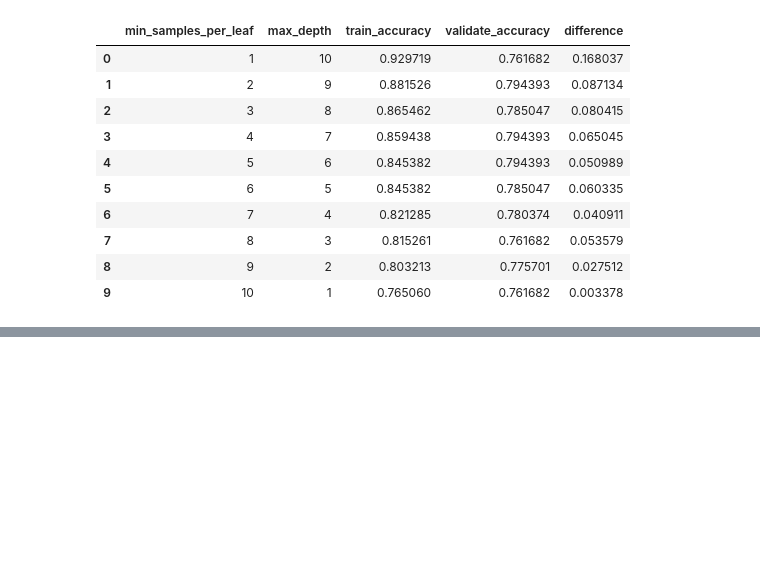
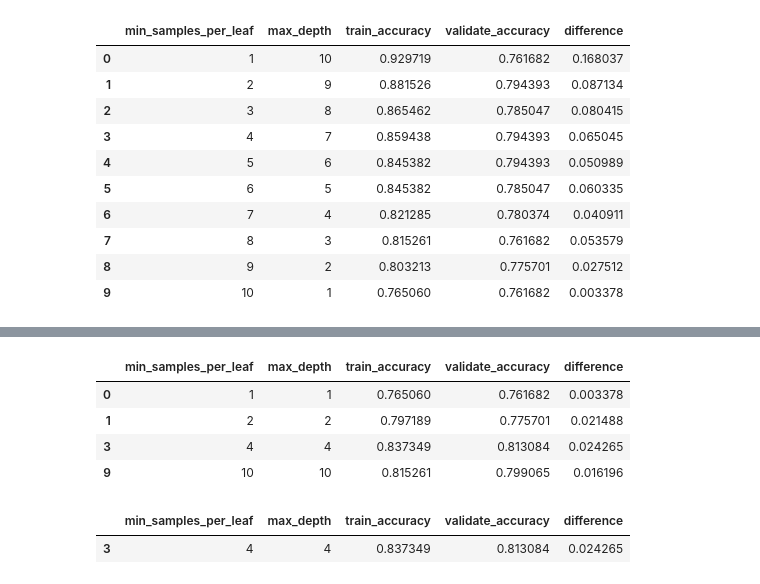
Before and after one commit to AJMartinezLlanes/classification-exercises, a Jupyter notebook: model.ipynb, the cells around one changed output, grey strips where cells are left out. Cells and saved outputs as stored; diff of their text form; code cells hidden in the pictures; blank space fills up the shorter version.

```diff
--- a/model.ipynb
+++ b/model.ipynb
@@ -558,4 +600,18 @@ df
 # %%
 # 5. What are the differences in the evaluation metrics? Which performs better on your in-sample data? Why?
+
+df[df["difference"]<.03]
+# %% [output]
+|  | min_samples_per_leaf | max_depth | train_accuracy | validate_accuracy | difference |
+| 0 | 1 | 1 | 0.765060 | 0.761682 | 0.003378 |
+| 1 | 2 | 2 | 0.797189 | 0.775701 | 0.021488 |
+| 3 | 4 | 4 | 0.837349 | 0.813084 | 0.024265 |
+| 9 | 10 | 10 | 0.815261 | 0.799065 | 0.016196 |
 # %%
 # After making a few models, which one has the best performance (or closest metrics) on both train and validate?
+
+# The model that works best is 4 leaf and 4 depth. There is a 2% difference and over 80% accuracy
+df[(df['validate_accuracy']>.8) & (df['train_accuracy']>.8)]
+# %% [output]
+|  | min_samples_per_leaf | max_depth | train_accuracy | validate_accuracy | difference |
+| 3 | 4 | 4 | 0.837349 | 0.813084 | 0.024265 |
```
Also changed, not shown: parts of 27 cells of this notebook.
